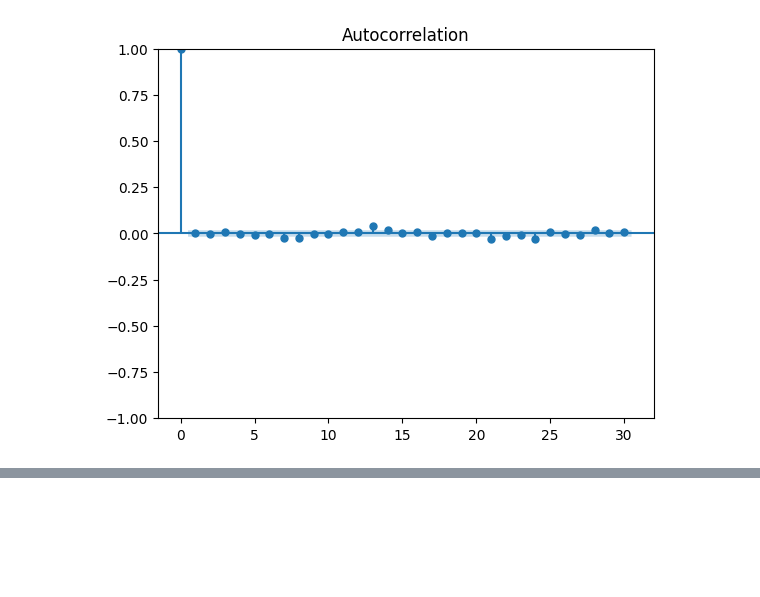
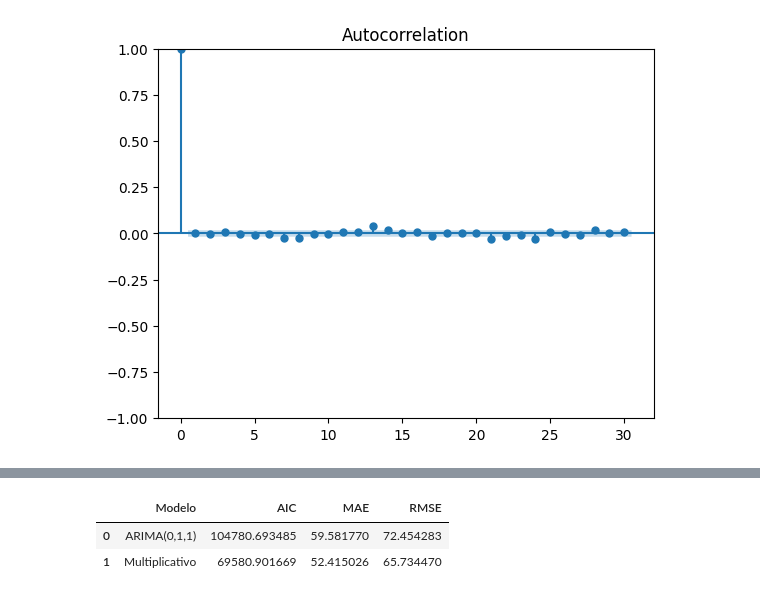
Before and after one commit to carlosvasquez3/M.Sc.-in-Data-Science, a Jupyter notebook: Estadística/TRM.ipynb, the cells around one changed output, grey strips where cells are left out. Saved outputs shown, nothing was run; the diff lists cells and outputs as text; code cells hidden in the pictures; blank space fills up the shorter version.

```diff
--- a/Estadística/TRM.ipynb
+++ b/Estadística/TRM.ipynb
@@ -502,11 +502,10 @@ plt.show()
 Se observa que las predicciones del modelo tienden a estabilizarse en un valor constante. Este comportamiento es consistente con la estructura del modelo ARIMA(0,1,1), el cual no incorpora componente autoregresivo, lo que limita su capacidad para capturar la variabilidad de la serie en el tiempo.
 # %%
 from statsmodels.tsa.holtwinters import ExponentialSmoothing
-import pandas as pd
-import matplotlib.pyplot as plt
+import numpy as np
+from sklearn.metrics import mean_absolute_error, mean_squared_error
 
-# Ajuste modelo multiplicativo completo
-modelo_mul_total = ExponentialSmoothing(
+modelo_mult = ExponentialSmoothing(
     train,
     trend='mul',
     seasonal='mul',
@@ -514,6 +513,9 @@ modelo_mul_total = ExponentialSmoothing(
     initialization_method="estimated"
 ).fit()
 
-# Predicción
-pred_mul_total = modelo_mul_total.forecast(len(test))
-pred_mul_total = pd.Series(pred_mul_total, index=test.index)
+pred_mult = modelo_mult.forecast(len(test))
+pred_mult = pd.Series(pred_mult, index=test.index)
+
+mae_mult = mean_absolute_error(test, pred_mult)
+rmse_mult = np.sqrt(mean_squared_error(test, pred_mult))
+aic_mult = modelo_mult.aic
@@ -563,7 +565,7 @@ serie = pd.to_numeric(serie, errors="coerce")
 # %%
 from statsmodels.tsa.arima.model import ARIMA
 
-modelo_arima = ARIMA(train, order=(2,1,1))
+modelo_arima = ARIMA(train, order=(0,1,1))
 ajuste_arima = modelo_arima.fit()
 
 print(ajuste_arima.summary())
@@ -658,0 +667,13 @@ plt.show()
+# %%
+comparacion = pd.DataFrame({
+    "Modelo": ["ARIMA(0,1,1)", "Multiplicativo"],
+    "AIC": [ajuste_arima.aic, aic_mult],
+    "MAE": [mae_arima, mae_mult],
+    "RMSE": [rmse_arima, rmse_mult]
+})
+
+comparacion
+# %% [output]
+|  | Modelo | AIC | MAE | RMSE |
+| 0 | ARIMA(0,1,1) | 104780.693485 | 59.581770 | 72.454283 |
+| 1 | Multiplicativo | 69580.901669 | 52.415026 | 65.734470 |
```
Also changed, not shown: parts of 9 cells of this notebook.
